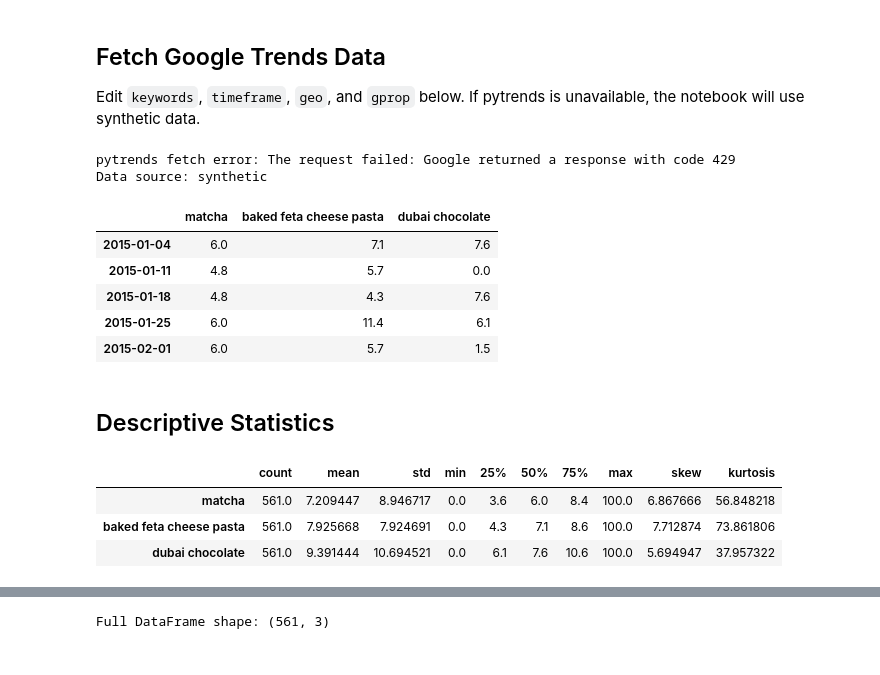
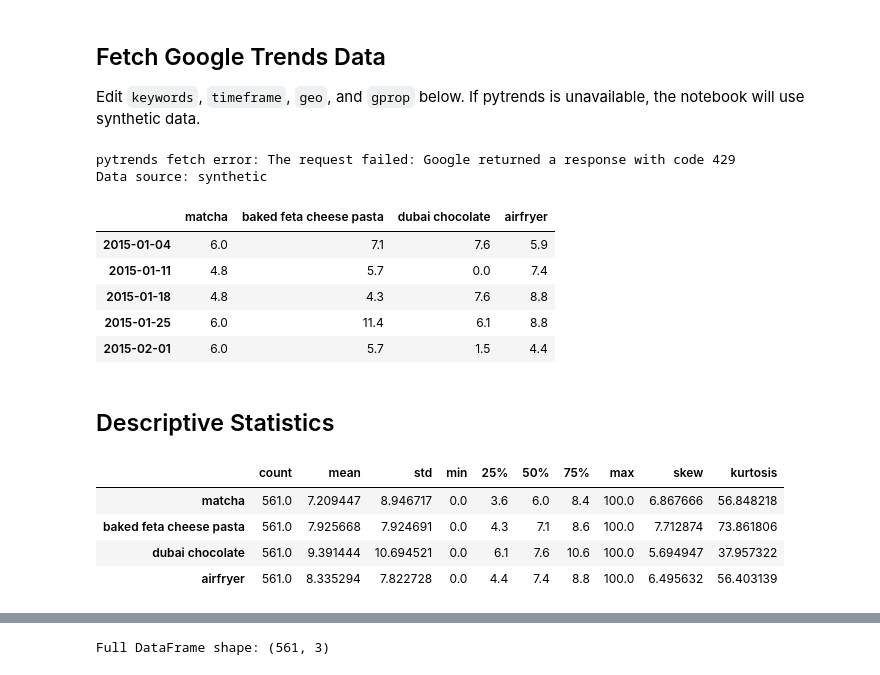
Before and after one commit to kzumreen/FoodTrendsPrediction, a Jupyter notebook: pytrends_eda_global.ipynb, the cells around one changed output, grey strips where cells are left out. Drawn from its saved outputs; the diff is of its cells as text; code cells hidden in the pictures.

```diff
--- a/pytrends_eda_global.ipynb
+++ b/pytrends_eda_global.ipynb
@@ -77,45 +77,45 @@ def save_fig(fig, name):
 ## Fetch Google Trends Data
 Edit `keywords`, `timeframe`, `geo`, and `gprop` below. If pytrends is unavailable, the notebook will use synthetic data.
 # %%
-keywords = ['matcha', 'baked feta cheese pasta', 'dubai chocolate']
+keywords = ['matcha', 'baked feta cheese pasta', 'dubai chocolate', 'airfryer']
 timeframe = '2015-01-01 2025-10-01'
 geo = ''
 gprop = ''
 
 def fetch_google_trends(keywords, timeframe='2021-01-01 2025-10-01', geo='US', gprop=''):
     try:
         from pytrends.request import TrendReq
     except Exception as e:
         print('pytrends import failed:', e)
         return None
     try:
         pytrends = TrendReq(hl='en-US', tz=360)
         pytrends.build_payload(kw_list=keywords, timeframe=timeframe, geo=geo, gprop=gprop)
         data = pytrends.interest_over_time()
         if data is None or data.empty:
             return None
         if 'isPartial' in data.columns:
             data = data.drop(columns=['isPartial'])
         return data
     except Exception as e:
         print('pytrends fetch error:', e)
         return None
 
 data = fetch_google_trends(keywords, timeframe=timeframe, geo=geo, gprop=gprop)
 source = 'pytrends' if data is not None else 'synthetic'
 if data is None:
     data = synthetic_trends(keywords, start=timeframe.split()[0], end=timeframe.split()[1])
 print('Data source:', source)
 data.head()
 # %% [output]
 pytrends fetch error: The request failed: Google returned a response with code 429
 Data source: synthetic
-|  | matcha | baked feta cheese pasta | dubai chocolate |
-| 2015-01-04 | 6.0 | 7.1 | 7.6 |
-| 2015-01-11 | 4.8 | 5.7 | 0.0 |
-| 2015-01-18 | 4.8 | 4.3 | 7.6 |
-| 2015-01-25 | 6.0 | 11.4 | 6.1 |
-| 2015-02-01 | 6.0 | 5.7 | 1.5 |
+|  | matcha | baked feta cheese pasta | dubai chocolate | airfryer |
+| 2015-01-04 | 6.0 | 7.1 | 7.6 | 5.9 |
+| 2015-01-11 | 4.8 | 5.7 | 0.0 | 7.4 |
+| 2015-01-18 | 4.8 | 4.3 | 7.6 | 8.8 |
+| 2015-01-25 | 6.0 | 11.4 | 6.1 | 8.8 |
+| 2015-02-01 | 6.0 | 5.7 | 1.5 | 4.4 |
 # %% [markdown]
 ## Descriptive Statistics
 # %%
@@ -126,3 +126,4 @@ stats
 | matcha | 561.0 | 7.209447 | 8.946717 | 0.0 | 3.6 | 6.0 | 8.4 | 100.0 | 6.867666 | 56.848218 |
 | baked feta cheese pasta | 561.0 | 7.925668 | 7.924691 | 0.0 | 4.3 | 7.1 | 8.6 | 100.0 | 7.712874 | 73.861806 |
 | dubai chocolate | 561.0 | 9.391444 | 10.694521 | 0.0 | 6.1 | 7.6 | 10.6 | 100.0 | 5.694947 | 37.957322 |
+| airfryer | 561.0 | 8.335294 | 7.822728 | 0.0 | 4.4 | 7.4 | 8.8 | 100.0 | 6.495632 | 56.403139 |
```
Also changed, not shown: parts of 2 cells of this notebook, 25 other files.
